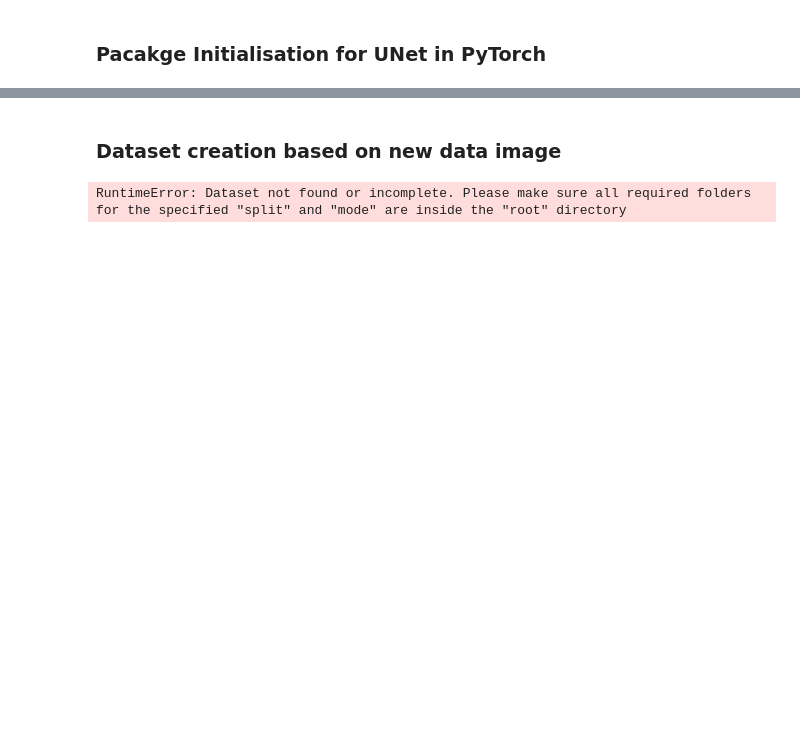
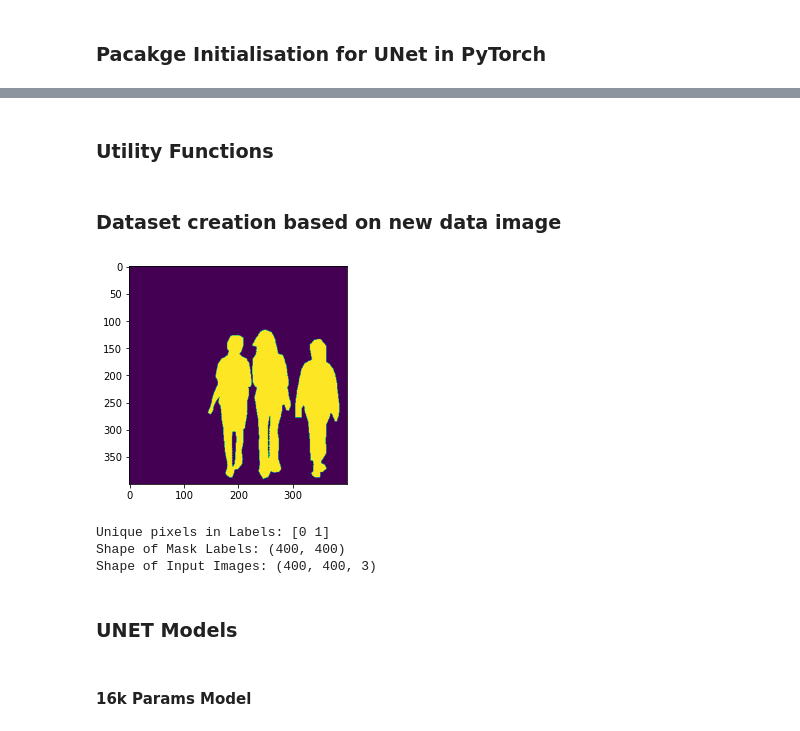
Before and after one commit to LRNavin/Segmentation_CV, a Jupyter notebook: UNet_Segmentation.ipynb, the cells around one changed output, grey strips where cells are left out. Saved outputs shown, nothing was run; the diff lists cells and outputs as text; code cells hidden in the pictures; blank space fills up the shorter version.

```diff
--- a/UNet_Segmentation.ipynb
+++ b/UNet_Segmentation.ipynb
@@ -19,0 +22,9 @@ from torch.utils.data import DataLoader, TensorDataset
+# %%
+dataset_choices = {0:"CityScape", 1:"PennFund", 2:"MNIST"}
+dataset = 1
+
+batch_size = 5
+num_epochs = 15
+n_class = 2
+# %% [markdown]
+### Utility Functions
@@ -20,17 +122,20 @@ from torch.utils.data import DataLoader, TensorDataset
 # %% [markdown]
 ### Dataset creation based on new data image
-# %%
-transform = transforms.Compose([transforms.ToTensor()]) # Converting to tensor dataset
-
-train_set = torchvision.datasets.Cityscapes(root = "/content/drive/My Drive/Dataset/cityscape_400x400/", split='train', mode='fine', target_type='semantic', transform=transform , target_transform=transform , transforms=None)
-test_set = torchvision.datasets.Cityscapes(root = "/content/drive/My Drive/Dataset/cityscape_400x400/", split='val', mode='fine', target_type='semantic', transform=transform , target_transform=transform , transforms=None)
-
-batch_size = 5
-
-# creating data loader for train and test
-dataloaders = {
-    'train': DataLoader(train_set, batch_size=batch_size, shuffle=True, num_workers=2),
-    'test': DataLoader(test_set, batch_size=1, shuffle=True, num_workers=2)
-}
-# %% [output]
-RuntimeError: Dataset not found or incomplete. Please make sure all required folders for the specified "split" and "mode" are inside the "root" directory
+# %%
+if dataset==0:
+    datadir_trainimage = "../Dataset/cityscape_400x400/"
+    datadir_testimage  = "../Dataset/cityscape_400x400/"
+    dataloaders = load_cityscape_dataset(datadir_trainimage, datadir_testimage)
+elif dataset==1:
+    datadir_trainimage = "PennFudanPed/PNGImages"
+    datadir_testimage  = "PennFudanPed/PedMasks"
+    dataloaders = laod_pennfund_dataset(datadir_trainimage, datadir_testimage)
+# %% [output]
+[figure, added]
+Unique pixels in Labels: [0 1]
+Shape of Mask Labels: (400, 400)
+Shape of Input Images: (400, 400, 3)
+# %% [markdown]
+### UNET Models
+# %% [markdown]
+#### 16k Params Model
```
Also changed, not shown: parts of 18 cells of this notebook.
